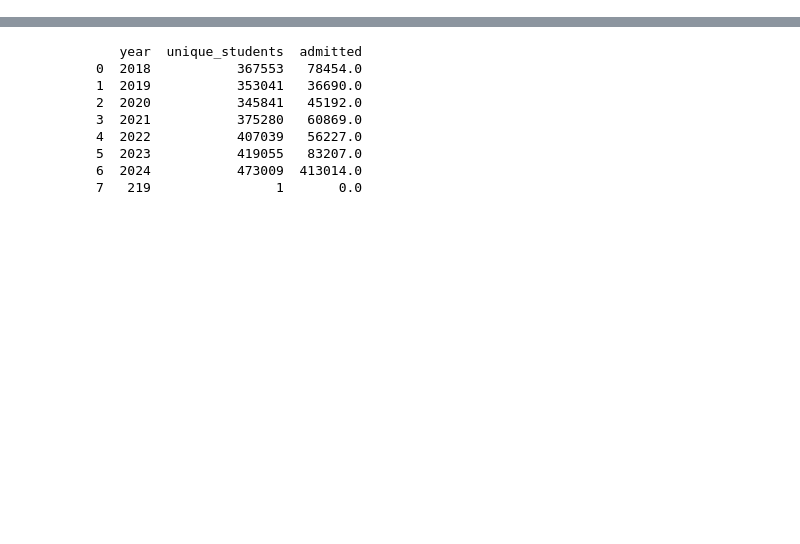
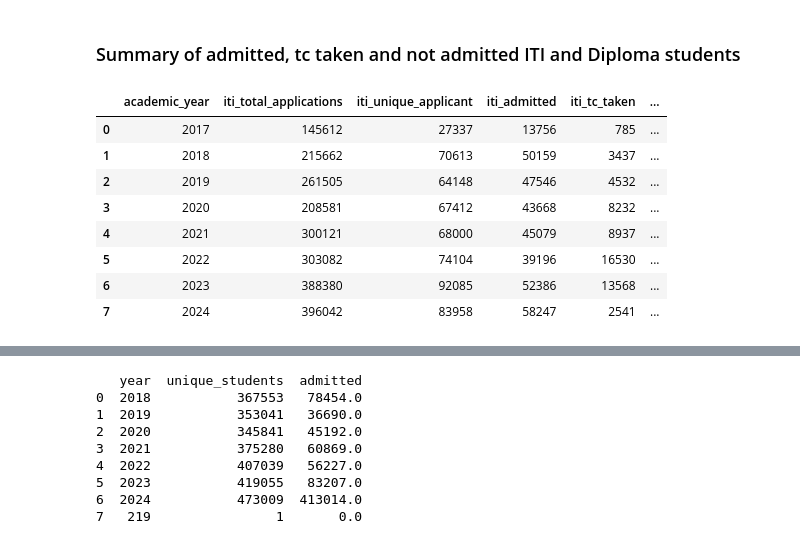
Before and after one commit to Data-Policy-and-Innovation-Centre/sams, a Jupyter notebook: notebooks/integrating-unique-key.ipynb, the cells around one changed output, grey strips where cells are left out. Cells and saved outputs as stored; diff of their text form; code cells hidden in the pictures; blank space fills up the shorter version.

```diff
--- a/notebooks/integrating-unique-key.ipynb
+++ b/notebooks/integrating-unique-key.ipynb
@@ -115,0 +140,2 @@ diploma_enrollments.head()
+# %%
+iti_applications = pd.read_parquet("iti_applications.pq")
@@ -116,3 +216,59 @@ diploma_enrollments.head()
+# %% [markdown]
+### Summary of admitted, tc taken and not admitted ITI and Diploma students
+# %%
+def summary_table_ordered(iti_df, diploma_df, iti_apps, diploma_apps):
+    # Helper to summarize a dataset
+    def summarize(df):
+        df_unique = df.drop_duplicates(subset=['aadhar_no', 'academic_year'])
+        unique_applicant = df_unique.groupby('academic_year')['aadhar_no'].nunique()
+        admitted = df_unique[df_unique['admission_status'] == 'Yes'].groupby('academic_year')['aadhar_no'].nunique()
+        tc_taken = df_unique[df_unique['admission_status'].str.startswith('TC Taken', na=False)].groupby('academic_year')['aadhar_no'].nunique()
+        not_admitted = df_unique[df_unique['admission_status'] == 'No'].groupby('academic_year')['aadhar_no'].nunique()
+        summary = pd.concat([unique_applicant, admitted, tc_taken, not_admitted], axis=1).fillna(0).astype(int)
+        summary.columns = ['unique', 'admitted', 'tc_taken', 'not_admitted']
+        summary.reset_index(inplace=True)
+        return summary
+
+    # Summarize ITI and Diploma
+    iti_sum = summarize(iti_df)
+    diploma_sum = summarize(diploma_df)
+
+    # Rename columns
+    iti_sum.columns = ['academic_year', 'iti_unique_applicant', 'iti_admitted', 'iti_tc_taken', 'iti_not_admitted']
+    diploma_sum.columns = ['academic_year', 'diploma_unique_applicant', 'diploma_admitted', 'diploma_tc_taken', 'diploma_not_admitted']
+
+    # Add total applications for ITI and Diploma
+    iti_apps_sum = iti_apps.groupby('year').size().reset_index(name='iti_total_applications')
+    diploma_apps_sum = diploma_apps.groupby('year').size().reset_index(name='diploma_total_applications')
+
+    # Merge everything
+    combined = pd.merge(iti_sum, iti_apps_sum, left_on='academic_year', right_on='year', how='left').drop(columns=['year'])
+    combined = pd.merge(combined, diploma_sum, on='academic_year', how='outer')
+    combined = pd.merge(combined, diploma_apps_sum, left_on='academic_year', right_on='year', how='left').drop(columns=['year'])
+
+    # Reorder columns
+    columns_order = [
+        'academic_year', 'iti_total_applications', 'iti_unique_applicant', 'iti_admitted', 'iti_tc_taken', 'iti_not_admitted',
+        'diploma_total_applications', 'diploma_unique_applicant', 'diploma_admitted', 'diploma_tc_taken', 'diploma_not_admitted'
+    ]
+    combined = combined[columns_order].fillna(0).astype(int)
+
+    return combined
+
+# Usage
+wide_summary = summary_table_ordered(iti_enrollments, diploma_enrollments, iti_applications, diploma_applications)
+wide_summary.to_excel("iti_diploma_admission_status.xlsx", index=False)
+wide_summary
+# %% [output]
+|  | academic_year | iti_total_applications | iti_unique_applicant | iti_admitted | iti_tc_taken | ... |
+| 0 | 2017 | 145612 | 27337 | 13756 | 785 | ... |
+| 1 | 2018 | 215662 | 70613 | 50159 | 3437 | ... |
+| 2 | 2019 | 261505 | 64148 | 47546 | 4532 | ... |
+| 3 | 2020 | 208581 | 67412 | 43668 | 8232 | ... |
+| 4 | 2021 | 300121 | 68000 | 45079 | 8937 | ... |
+| 5 | 2022 | 303082 | 74104 | 39196 | 16530 | ... |
+| 6 | 2023 | 388380 | 92085 | 52386 | 13568 | ... |
+| 7 | 2024 | 396042 | 83958 | 58247 | 2541 | ... |
 # %%
 # def process_students_exploded(db_path, module):
 #     con = duckdb.connect()
```
Also changed, not shown: parts of 30 cells of this notebook.
